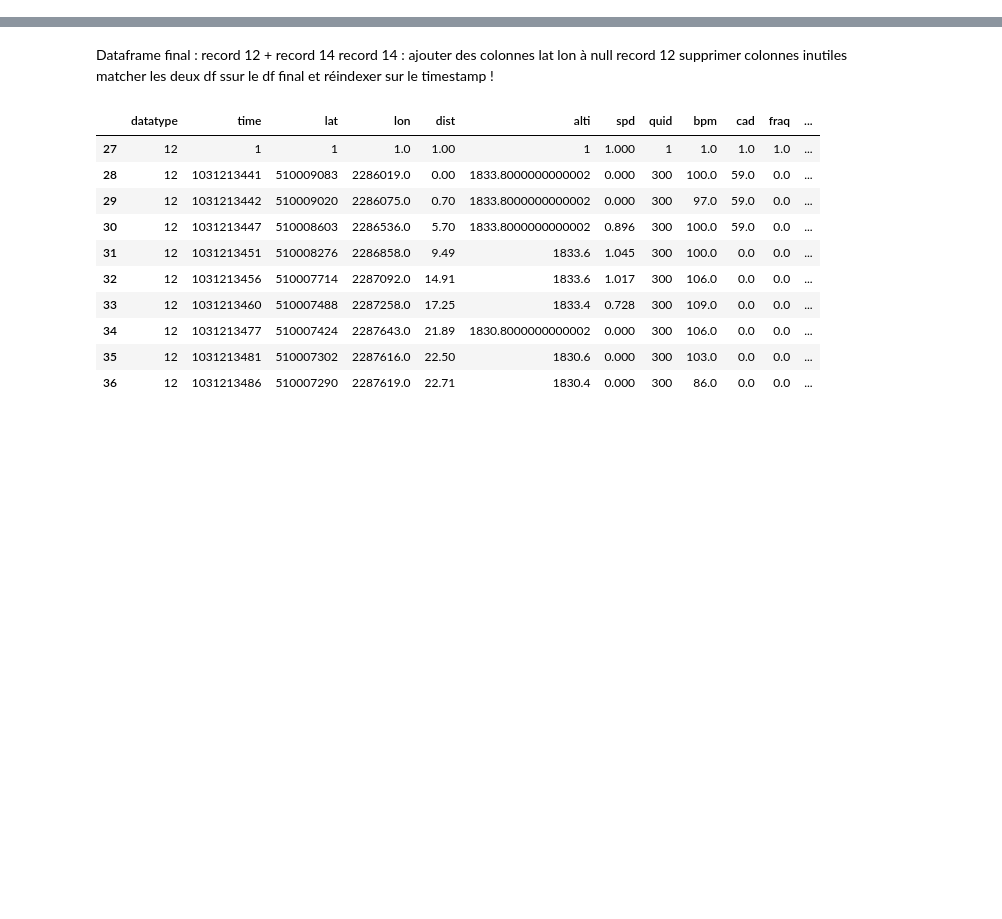
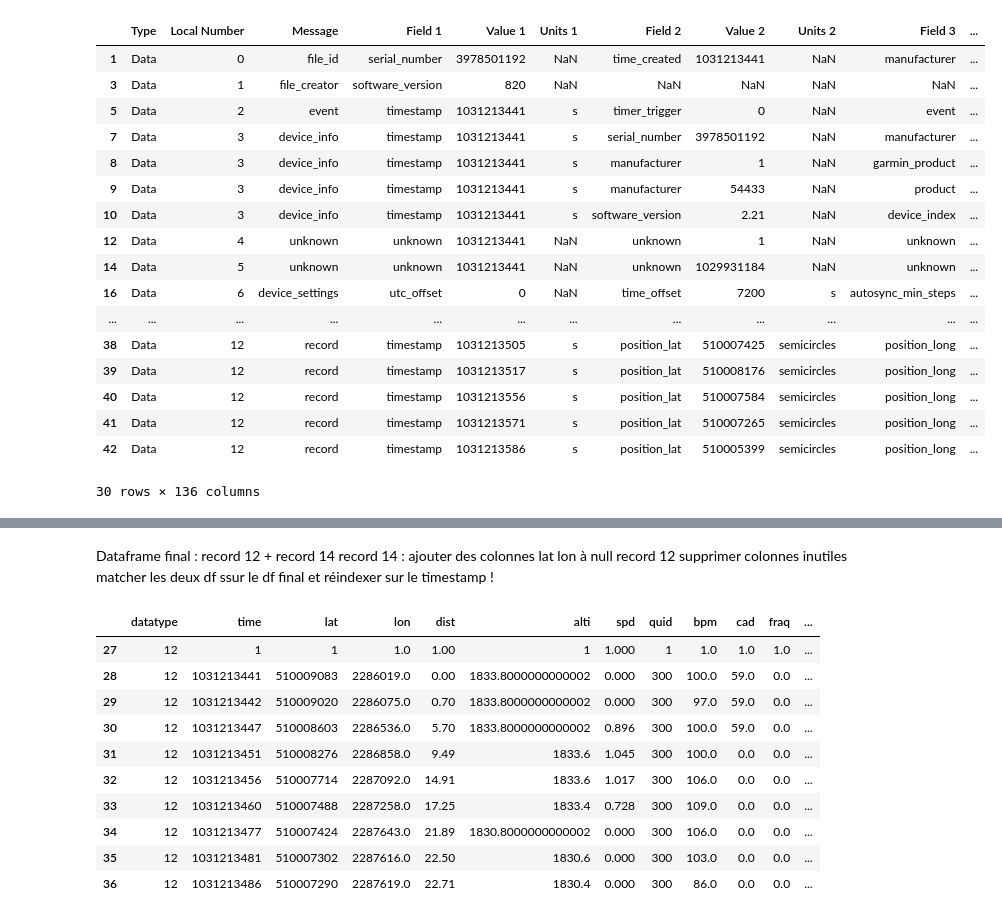
Before and after one commit to gleprince/stravart, a Jupyter notebook: database/raw_csv2csv.ipynb, the cells around one changed output, grey strips where cells are left out. Drawn from its saved outputs; the diff is of its cells as text; code cells hidden in the pictures; blank space fills up the shorter version.

```diff
--- a/database/raw_csv2csv.ipynb
+++ b/database/raw_csv2csv.ipynb
@@ -47,0 +34,21 @@ raw_data[raw_data["Local Number"]==12]["Value 4"].plot().grid()
+# %%
+raw_data.drop(raw_data[raw_data.Type=="Definition"].index).head(30)
+# %% [output]
+|  | Type | Local Number | Message | Field 1 | Value 1 | Units 1 | Field 2 | Value 2 | Units 2 | Field 3 | ... |
+| 1 | Data | 0 | file_id | serial_number | 3978501192 | NaN | time_created | 1031213441 | NaN | manufacturer | ... |
+| 3 | Data | 1 | file_creator | software_version | 820 | NaN | NaN | NaN | NaN | NaN | ... |
+| 5 | Data | 2 | event | timestamp | 1031213441 | s | timer_trigger | 0 | NaN | event | ... |
+| 7 | Data | 3 | device_info | timestamp | 1031213441 | s | serial_number | 3978501192 | NaN | manufacturer | ... |
+| 8 | Data | 3 | device_info | timestamp | 1031213441 | s | manufacturer | 1 | NaN | garmin_product | ... |
+| 9 | Data | 3 | device_info | timestamp | 1031213441 | s | manufacturer | 54433 | NaN | product | ... |
+| 10 | Data | 3 | device_info | timestamp | 1031213441 | s | software_version | 2.21 | NaN | device_index | ... |
+| 12 | Data | 4 | unknown | unknown | 1031213441 | NaN | unknown | 1 | NaN | unknown | ... |
+| 14 | Data | 5 | unknown | unknown | 1031213441 | NaN | unknown | 1029931184 | NaN | unknown | ... |
+| 16 | Data | 6 | device_settings | utc_offset | 0 | NaN | time_offset | 7200 | s | autosync_min_steps | ... |
+| ... | ... | ... | ... | ... | ... | ... | ... | ... | ... | ... | ... |
+| 38 | Data | 12 | record | timestamp | 1031213505 | s | position_lat | 510007425 | semicircles | position_long | ... |
+| 39 | Data | 12 | record | timestamp | 1031213517 | s | position_lat | 510008176 | semicircles | position_long | ... |
+| 40 | Data | 12 | record | timestamp | 1031213556 | s | position_lat | 510007584 | semicircles | position_long | ... |
+| 41 | Data | 12 | record | timestamp | 1031213571 | s | position_lat | 510007265 | semicircles | position_long | ... |
+| 42 | Data | 12 | record | timestamp | 1031213586 | s | position_lat | 510005399 | semicircles | position_long | ... |
+30 rows × 136 columns
```
Also changed, not shown: parts of 17 cells of this notebook, 5 other files.
